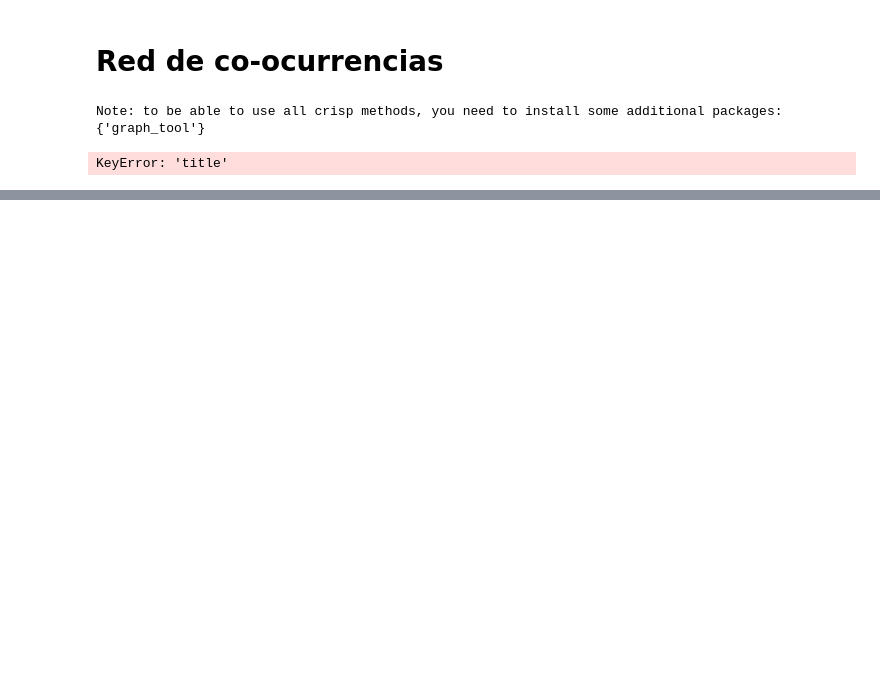
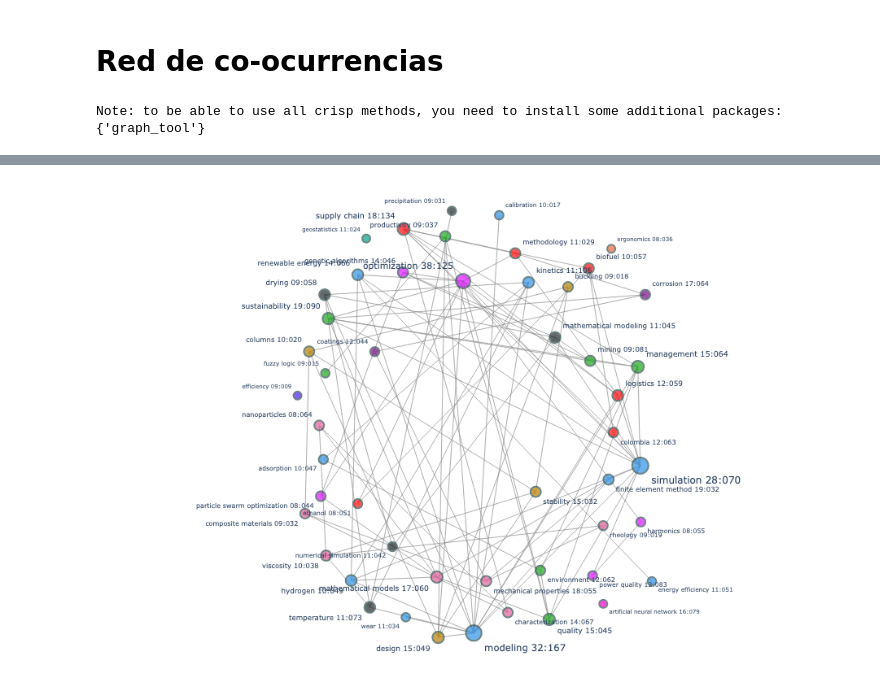
Before and after one commit to jdvelasq/dyna-colombia, a Jupyter notebook: notebooks/conceptual_structure/co_occurrence_network.ipynb, the cells around one changed output, grey strips where cells are left out. Drawn from its saved outputs; the diff is of its cells as text; code cells hidden in the pictures; blank space fills up the shorter version.

Commit message:
fix code errors

```diff
--- a/notebooks/conceptual_structure/co_occurrence_network.ipynb
+++ b/notebooks/conceptual_structure/co_occurrence_network.ipynb
@@ -4,18 +4,17 @@ Red de co-ocurrencias
 # %%
 from techminer2 import bibliometrix
 
-nnet = bibliometrix.conceptual_structure.co_occurrence_network(
+bibliometrix.conceptual_structure.co_occurrence_network(
     criterion="author_keywords",
-    topics_length=100,
+    topics_length=50,
     directory="../../data/",
     method="louvain",
     nx_k=0.5,
     nx_iterations=10,
     delta=1.0,
-).plot_.plot_.update_layout(
+).plot_.update_layout(
     width=700,
     height=600,
 )
 # %% [output]
 Note: to be able to use all crisp methods, you need to install some additional packages:  {'graph_tool'}
-KeyError: 'title'
@@ -21,0 +22 @@ KeyError: 'title'
+[figure, added]
```
Also changed, not shown: parts of 1 cell of this notebook, 6 other files.
